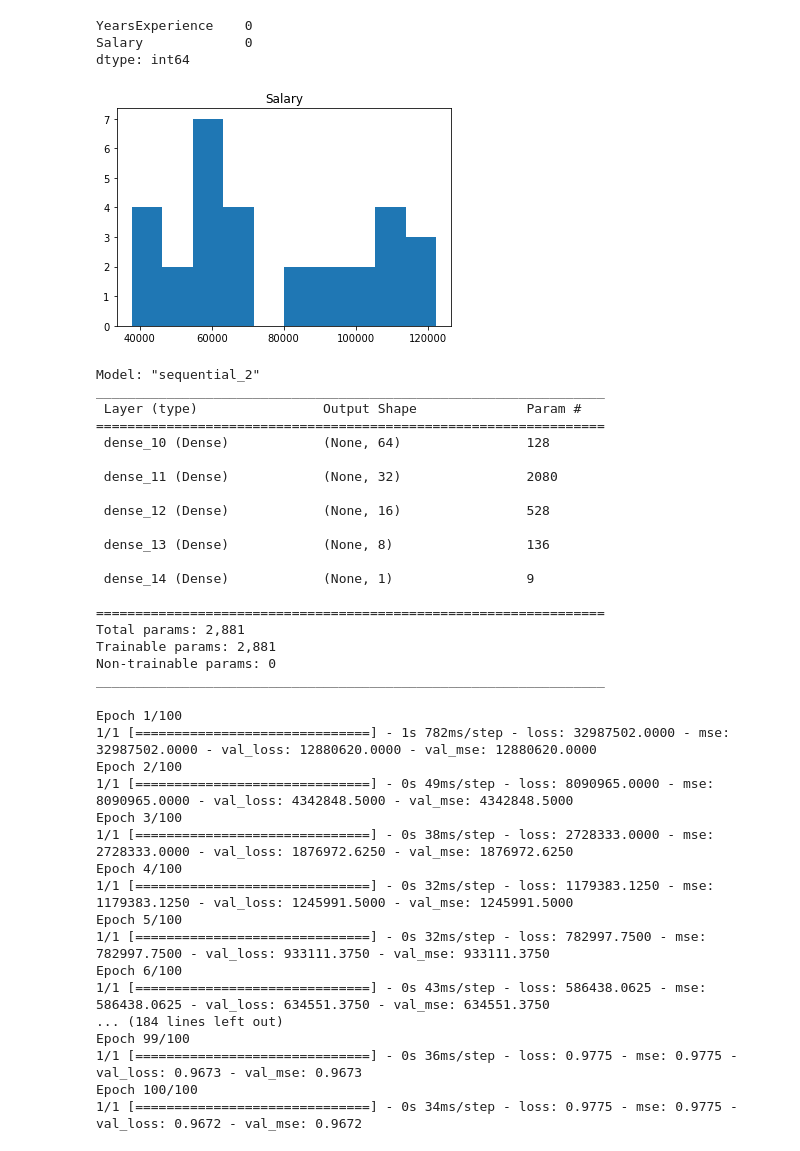
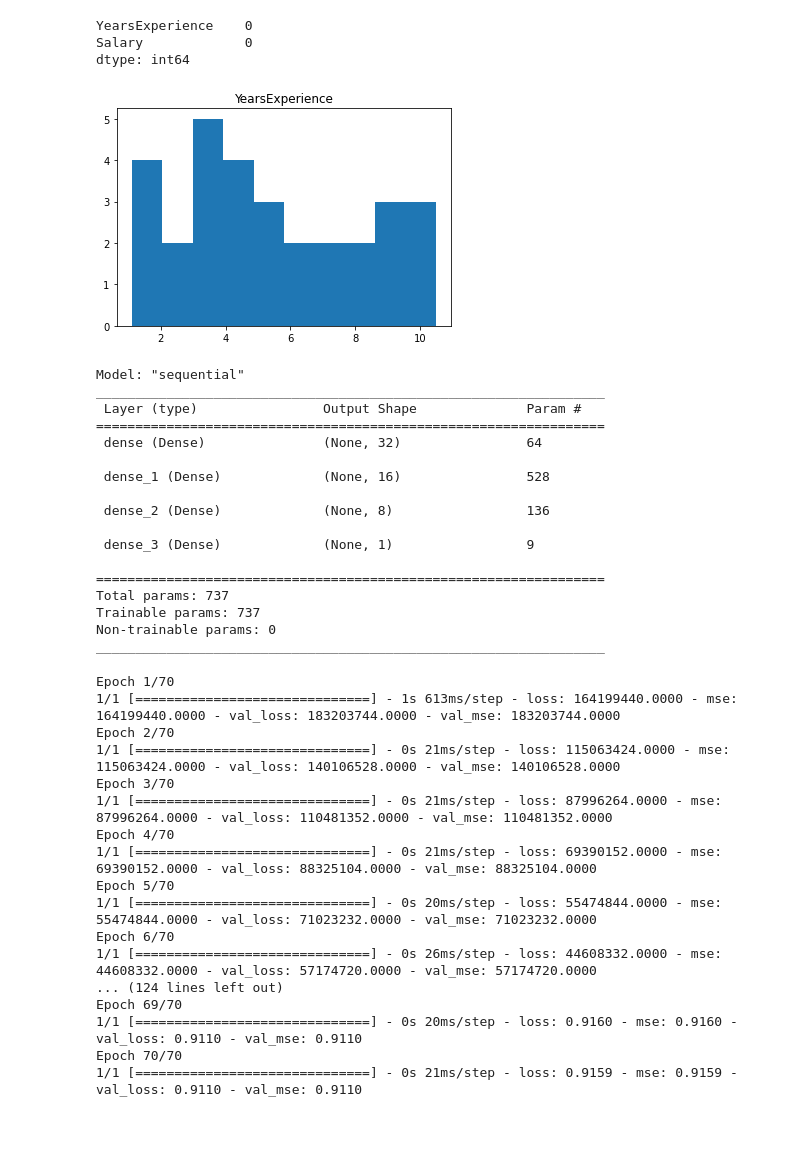
Before and after one commit to g202235406/202235406, a Jupyter notebook: 인공지능 프로그래밍 실습 시험 (6.1)-2.ipynb, the cells around one changed output. Drawn from its saved outputs; the diff is of its cells as text; code cells hidden in the pictures.

```diff
--- a/인공지능 프로그래밍 실습 시험 (6.1)-2.ipynb
+++ b/인공지능 프로그래밍 실습 시험 (6.1)-2.ipynb
@@ -15,10 +15,10 @@ YearsExperience    0
 Salary             0
 dtype: int64
 # %%
-df.describe()
-plt.hist(df['Salary'])
-plt.title('Salary')
+dataset.describe()
+plt.hist(dataset['YearsExperience'])
+plt.title('YearsExperience')
 plt.show()
 # %% [output]
-[figure, old version]
+[figure, new version]
 # %%
@@ -37,8 +37,7 @@ from tensorflow.keras.models import Sequential
 from tensorflow.keras.layers import Dense
 
 model = Sequential()
-model.add(Dense(64, activation = 'relu', input_shape = (1,)))
-model.add(Dense(32, activation = 'relu'))
+model.add(Dense(32, activation = 'relu', input_shape = (1,)))
 model.add(Dense(16, activation = 'relu'))
 model.add(Dense(8, activation = 'relu'))
 model.add(Dense(1))
@@ -46,46 +45,44 @@ model.compile(optimizer = 'rmsprop', loss = 'mse', metrics = ['mse'])
 
 model.summary()
 # %% [output]
-Model: "sequential_2"
+Model: "sequential"
 _________________________________________________________________
  Layer (type)                Output Shape              Param #
 =================================================================
- dense_10 (Dense)            (None, 64)                128
+ dense (Dense)               (None, 32)                64
 
- dense_11 (Dense)            (None, 32)                2080
+ dense_1 (Dense)             (None, 16)                528
 
- dense_12 (Dense)            (None, 16)                528
+ dense_2 (Dense)             (None, 8)                 136
 
- dense_13 (Dense)            (None, 8)                 136
-
- dense_14 (Dense)            (None, 1)                 9
+ dense_3 (Dense)             (None, 1)                 9
 
 =================================================================
-Total params: 2,881
-Trainable params: 2,881
+Total params: 737
+Trainable params: 737
 Non-trainable params: 0
 _________________________________________________________________
 # %%
-N_EPOCHS = 100
+N_EPOCHS = 70
 history = model.fit(X_train, y_train, epochs = N_EPOCHS, validation_data=(X_test, y_test))
 # %% [output]
-Epoch 1/100
-1/1 [==============================] - 1s 782ms/step - loss: 32987502.0000 - mse: 32987502.0000 - val_loss: 12880620.0000 - val_mse: 12880620.0000
-Epoch 2/100
-1/1 [==============================] - 0s 49ms/step - loss: 8090965.0000 - mse: 8090965.0000 - val_loss: 4342848.5000 - val_mse: 4342848.5000
-Epoch 3/100
-1/1 [==============================] - 0s 38ms/step - loss: 2728333.0000 - mse: 2728333.0000 - val_loss: 1876972.6250 - val_mse: 1876972.6250
-Epoch 4/100
-1/1 [==============================] - 0s 32ms/step - loss: 1179383.1250 - mse: 1179383.1250 - val_loss: 1245991.5000 - val_mse: 1245991.5000
-Epoch 5/100
-1/1 [==============================] - 0s 32ms/step - loss: 782997.7500 - mse: 782997.7500 - val_loss: 933111.3750 - val_mse: 933111.3750
-Epoch 6/100
-1/1 [==============================] - 0s 43ms/step - loss: 586438.0625 - mse: 586438.0625 - val_loss: 634551.3750 - val_mse: 634551.3750
-... (184 lines left out)
-Epoch 99/100
-1/1 [==============================] - 0s 36ms/step - loss: 0.9775 - mse: 0.9775 - val_loss: 0.9673 - val_mse: 0.9673
-Epoch 100/100
-1/1 [==============================] - 0s 34ms/step - loss: 0.9775 - mse: 0.9775 - val_loss: 0.9672 - val_mse: 0.9672
+Epoch 1/70
+1/1 [==============================] - 1s 613ms/step - loss: 164199440.0000 - mse: 164199440.0000 - val_loss: 183203744.0000 - val_mse: 183203744.0000
+Epoch 2/70
+1/1 [==============================] - 0s 21ms/step - loss: 115063424.0000 - mse: 115063424.0000 - val_loss: 140106528.0000 - val_mse: 140106528.0000
+Epoch 3/70
+1/1 [==============================] - 0s 21ms/step - loss: 87996264.0000 - mse: 87996264.0000 - val_loss: 110481352.0000 - val_mse: 110481352.0000
+Epoch 4/70
+1/1 [==============================] - 0s 21ms/step - loss: 69390152.0000 - mse: 69390152.0000 - val_loss: 88325104.0000 - val_mse: 88325104.0000
+Epoch 5/70
+1/1 [==============================] - 0s 20ms/step - loss: 55474844.0000 - mse: 55474844.0000 - val_loss: 71023232.0000 - val_mse: 71023232.0000
+Epoch 6/70
+1/1 [==============================] - 0s 26ms/step - loss: 44608332.0000 - mse: 44608332.0000 - val_loss: 57174720.0000 - val_mse: 57174720.0000
+... (124 lines left out)
+Epoch 69/70
+1/1 [==============================] - 0s 20ms/step - loss: 0.9160 - mse: 0.9160 - val_loss: 0.9110 - val_mse: 0.9110
+Epoch 70/70
+1/1 [==============================] - 0s 21ms/step - loss: 0.9159 - mse: 0.9159 - val_loss: 0.9110 - val_mse: 0.9110
 # %%
 import matplotlib.pyplot as plt
 plt.figure(figsize=(10,7))
```
Also changed, not shown: parts of 5 cells of this notebook.
